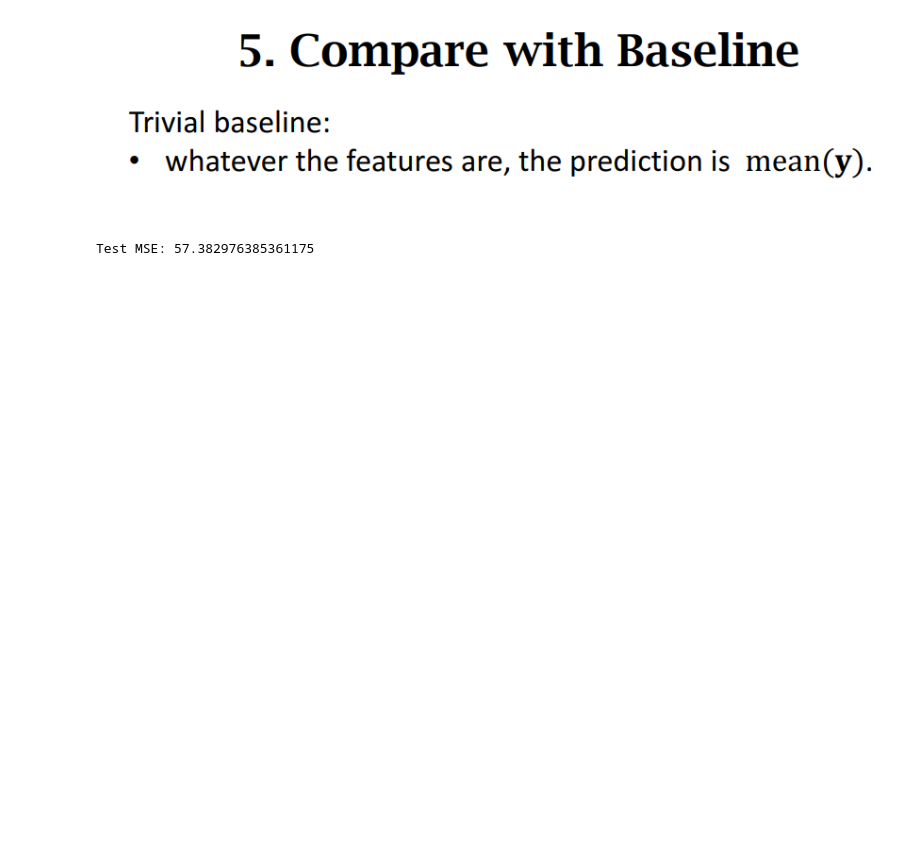
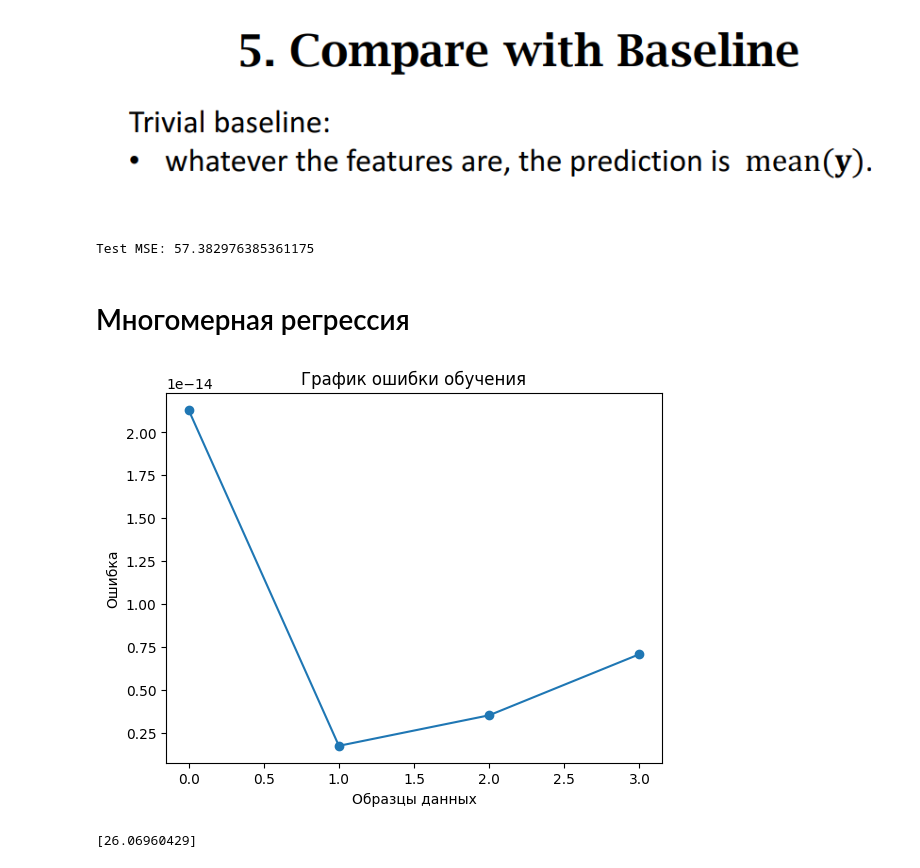
Before and after one commit to CodeHunterOfficial/DL_20241S, a Jupyter notebook: Lecture_1_1_Linear_regression.ipynb, the cells around one changed output. Drawn from its saved outputs; the diff is of its cells as text; code cells hidden in the pictures; blank space fills up the shorter version.

```diff
--- a/Lecture_1_1_Linear_regression.ipynb
+++ b/Lecture_1_1_Linear_regression.ipynb
@@ -215,3 +215,56 @@ mse = numpy.mean(diff * diff)
 print('Test MSE: ' + str(mse))
 # %% [output]
 Test MSE: 57.382976385361175
+# %% [markdown]
+# Многомерная регрессия
+# %%
+import pandas as pd
+from sklearn.linear_model import LinearRegression
+import matplotlib.pyplot as plt
+
+# Создание датафрейма из данных
+data = {
+    'Компания': ['Амазонка', 'Google', 'Фейсбук', 'Яблоко'],
+    'ТВ': [230.1, 44.5, 17.2, 151.5],
+    'Радио': [37.8, 39.3, 45.9, 41.3],
+    'Новости': [69.1, 23.1, 34.7, 13.2],
+    'Единицы': [22.1, 10.4, 18.3, 18.5]
+}
+
+df = pd.DataFrame(data)
+
+# Выделение признаков и целевой переменной
+X = df[['ТВ', 'Радио', 'Новости']]
+y = df['Единицы']
+
+# Создание и обучение модели многомерной линейной регрессии
+model = LinearRegression()
+model.fit(X, y)
+
+# Получение предсказаний
+predictions = model.predict(X)
+
+# Вычисление ошибки обучения
+training_error = y - predictions
+
+# Построение графика ошибки обучения
+plt.plot(training_error, marker='o')
+plt.title('График ошибки обучения')
+plt.xlabel('Образцы данных')
+plt.ylabel('Ошибка')
+plt.show()
+
+# Прогнозирование с использованием обученной модели
+new_data = {
+    'ТВ': [300],
+    'Радио': [40],
+    'Новости': [25]
+}
+
+new_df = pd.DataFrame(new_data)
+predictions = model.predict(new_df)
+
+print(predictions)
+# %% [output]
+[figure, added]
+[26.06960429]
```
